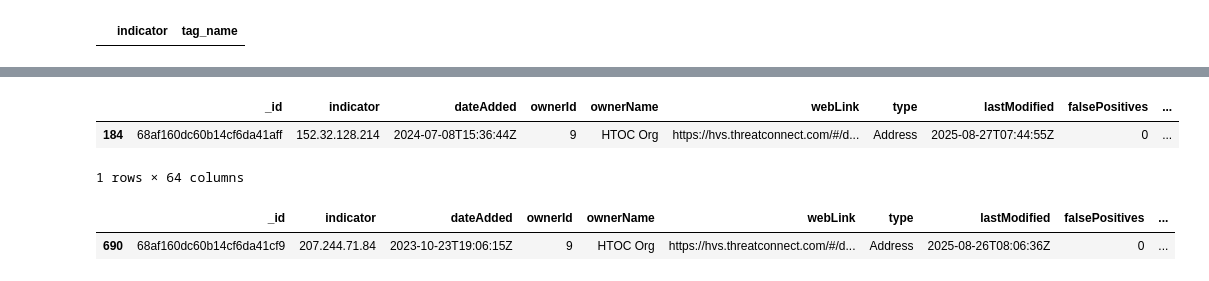
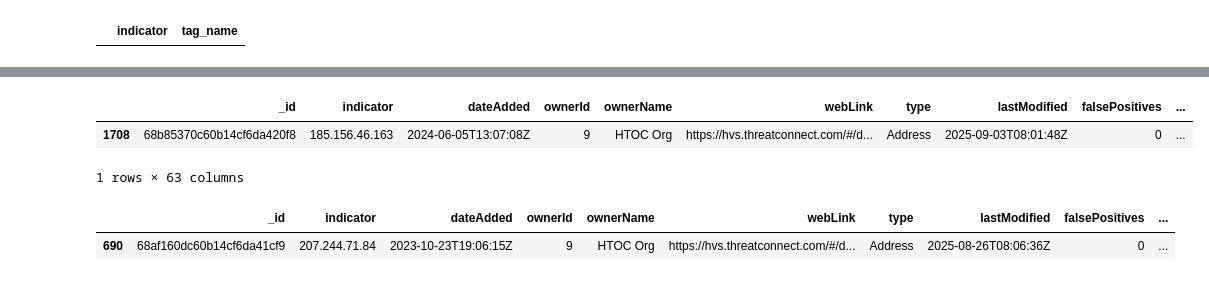
Before and after one commit to jaytlinaskew-OIS/HTOC, a Jupyter notebook: notebooks/ThreatAssessment Scoring/ThreatAssessScoring.ipynb, the cells around one changed output, grey strips where cells are left out. Saved outputs shown, nothing was run; the diff lists cells and outputs as text; code cells hidden in the pictures.

```diff
--- a/notebooks/ThreatAssessment Scoring/ThreatAssessScoring.ipynb
+++ b/notebooks/ThreatAssessment Scoring/ThreatAssessScoring.ipynb
@@ -962,7 +962,7 @@ CONTINUITY_MAP = {
     'SHA1': 3, 'SHA256': 3, 'MD5': 3
 }
 
-BOTNET_ACTIONS = {'scanning','ddos','spam','phishing','cryptojacking','credential stuffing'}
+BOTNET_ACTIONS = {'scanning','ddos','spam','phishing','cryptojacking','credential stuffing', 'ransomware'}
 
 # Known feature maximums (absolute, domain-informed)
 VT_MAX = 94
@@ -1139,9 +1341,9 @@ display(df[['indicator','type','enrich_vtMaliciousCount','obs_count',
 # %%
-df[df['indicator'] == '152.32.128.214']
+df[df['indicator'] == '185.156.46.163']
 # %% [output]
 |  | _id | indicator | dateAdded | ownerId | ownerName | webLink | type | lastModified | falsePositives | ... |
-| 184 | 68af160dc60b14cf6da41aff | 152.32.128.214 | 2024-07-08T15:36:44Z | 9 | HTOC Org | https://hvs.threatconnect.com/#/d... | Address | 2025-08-27T07:44:55Z | 0 | ... |
+| 1708 | 68b85370c60b14cf6da420f8 | 185.156.46.163 | 2024-06-05T13:07:08Z | 9 | HTOC Org | https://hvs.threatconnect.com/#/d... | Address | 2025-09-03T08:01:48Z | 0 | ... |
-1 rows × 64 columns
+1 rows × 63 columns
 # %%
 df[df['indicator'] == '207.244.71.84']
 # %% [output]
```
Also changed, not shown: parts of 3 cells of this notebook, 1 other file.
